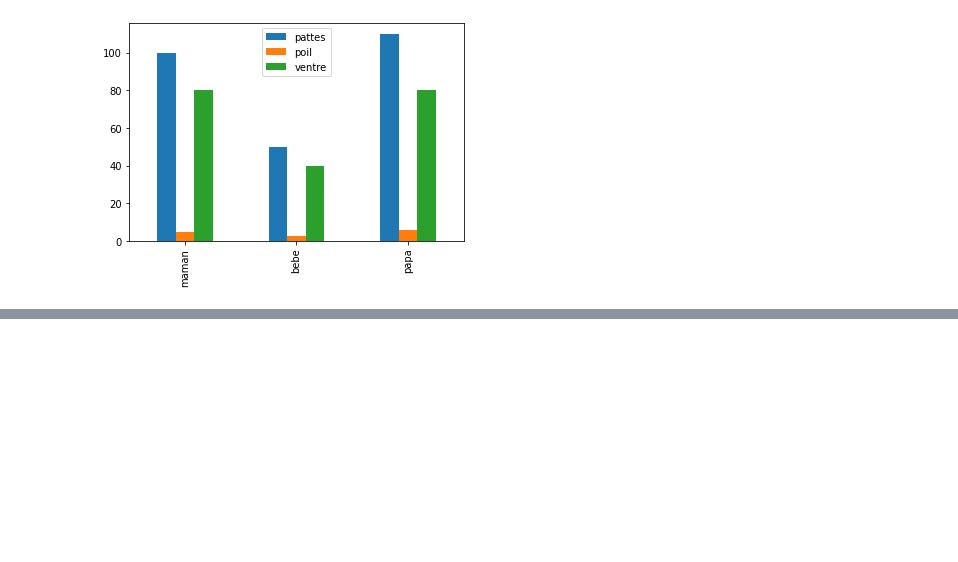
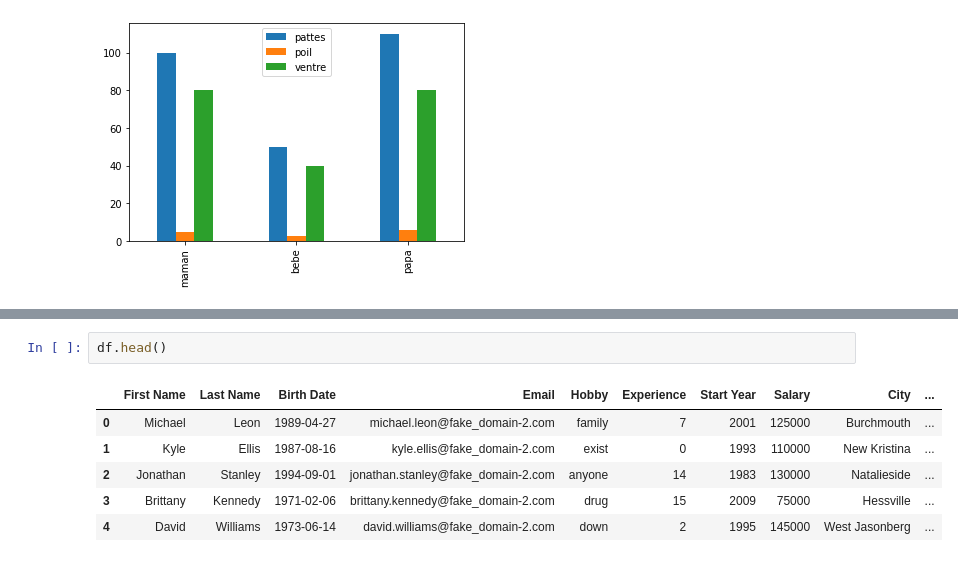
Before and after one commit to unil-ish/POOP, a Jupyter notebook: jupyter_classes/2_day/2_Day.ipynb, the cells around one changed output, grey strips where cells are left out. Cells and saved outputs as stored; diff of their text form; blank space fills up the shorter version.

```diff
--- a/jupyter_classes/2_day/2_Day.ipynb
+++ b/jupyter_classes/2_day/2_Day.ipynb
@@ -101,0 +168,9 @@ famille_chiens_df.plot(kind='bar',layout=(4,5))
+# %%
+df.head()
+# %% [output]
+|  | First Name | Last Name | Birth Date | Email | Hobby | Experience | Start Year | Salary | City | ... |
+| 0 | Michael | Leon | 1989-04-27 | michael.leon@fake_domain-2.com | family | 7 | 2001 | 125000 | Burchmouth | ... |
+| 1 | Kyle | Ellis | 1987-08-16 | kyle.ellis@fake_domain-2.com | exist | 0 | 1993 | 110000 | New Kristina | ... |
+| 2 | Jonathan | Stanley | 1994-09-01 | jonathan.stanley@fake_domain-2.com | anyone | 14 | 1983 | 130000 | Natalieside | ... |
+| 3 | Brittany | Kennedy | 1971-02-06 | brittany.kennedy@fake_domain-2.com | drug | 15 | 2009 | 75000 | Hessville | ... |
+| 4 | David | Williams | 1973-06-14 | david.williams@fake_domain-2.com | down | 2 | 1995 | 145000 | West Jasonberg | ... |
```
Also changed, not shown: parts of 15 cells of this notebook.
